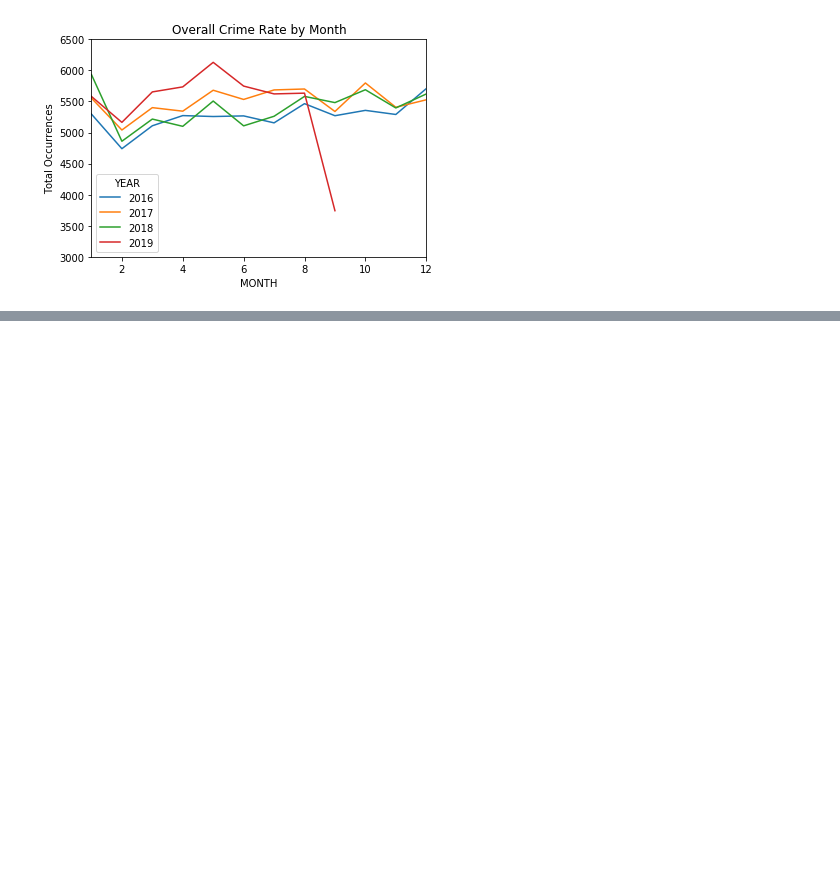
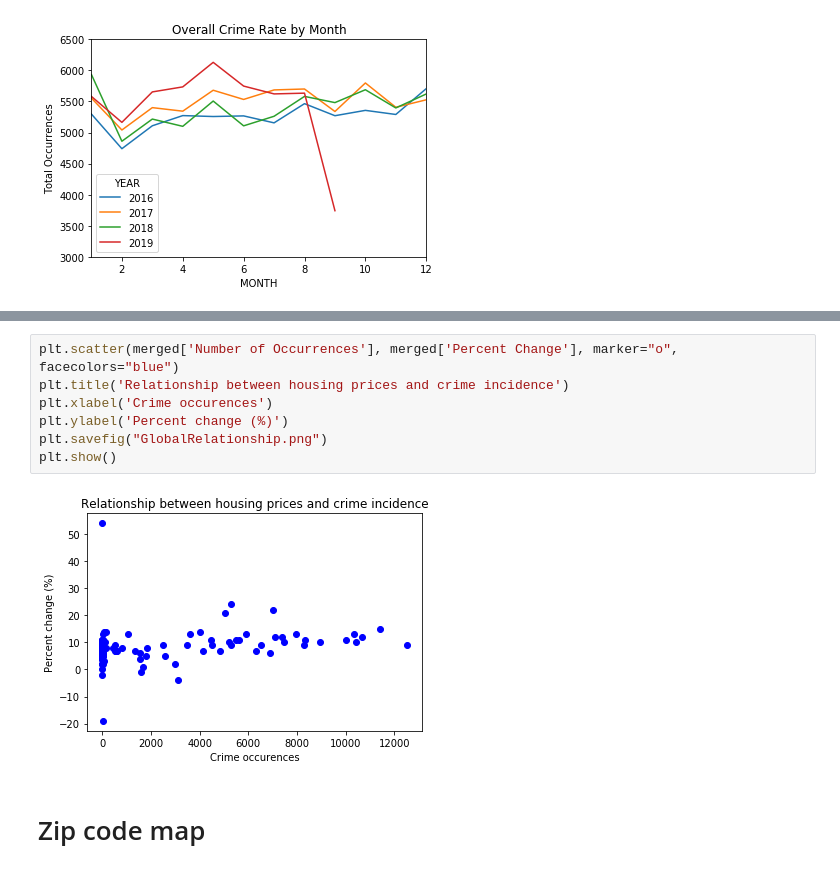
Before and after one commit to gabrielfrancous/Project-1, a Jupyter notebook: Project_v3.ipynb, the cells around one changed output, grey strips where cells are left out. Cells and saved outputs as stored; diff of their text form; blank space fills up the shorter version.

```diff
--- a/Project1_v1.ipynb
+++ b/Project_v3.ipynb
@@ -251,0 +308,11 @@ plt.savefig("Overall Crime Rates by Month.png")
+# %%
+plt.scatter(merged['Number of Occurrences'], merged['Percent Change'], marker="o", facecolors="blue")
+plt.title('Relationship between housing prices and crime incidence')
+plt.xlabel('Crime occurences')
+plt.ylabel('Percent change (%)')
+plt.savefig("GlobalRelationship.png")
+plt.show()
+# %% [output]
+[figure, added]
+# %% [markdown]
+# Zip code map
```
Also changed, not shown: parts of 27 cells of this notebook, 10 other files.
